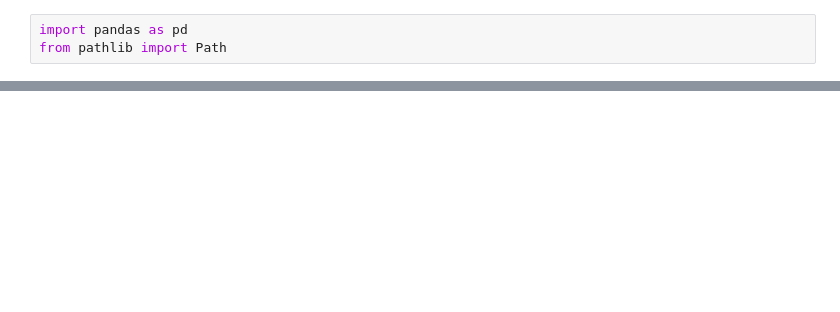
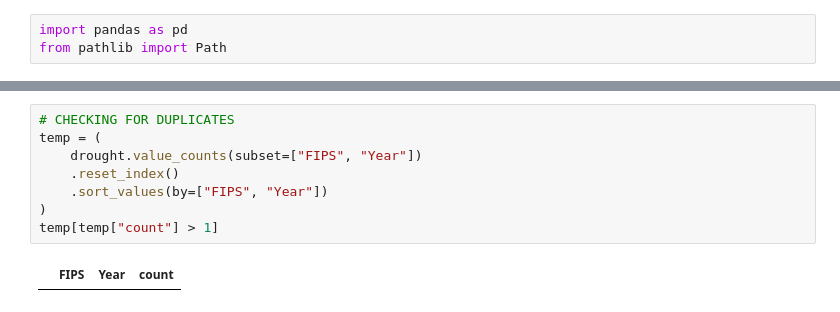
Before and after one commit to Ramil-cyber/Capstone_Citizensbank_climate-risk_insurance-exposure_monitoring, a Jupyter notebook: 03_code/data_exploration/merged_drought_wildfire.ipynb, the cells around one changed output, grey strips where cells are left out. Drawn from its saved outputs; the diff is of its cells as text; blank space fills up the shorter version.

```diff
--- a/03_code/data_exploration/merged_drought_wildfire.ipynb
+++ b/03_code/data_exploration/merged_drought_wildfire.ipynb
@@ -3,0 +69,10 @@ from pathlib import Path
+# %%
+# CHECKING FOR DUPLICATES
+temp = (
+    drought.value_counts(subset=["FIPS", "Year"])
+    .reset_index()
+    .sort_values(by=["FIPS", "Year"])
+)
+temp[temp["count"] > 1]
+# %% [output]
+|  | FIPS | Year | count |
```
Also changed, not shown: parts of 8 cells of this notebook, 5 other files.
